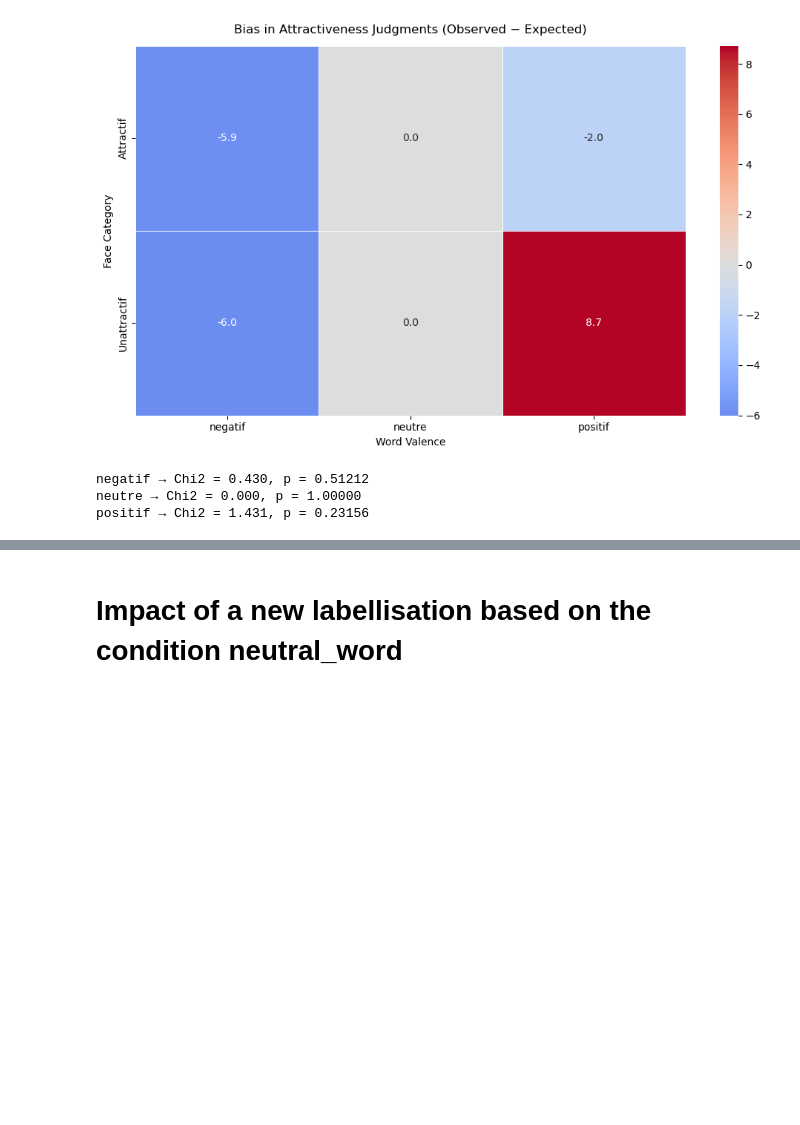
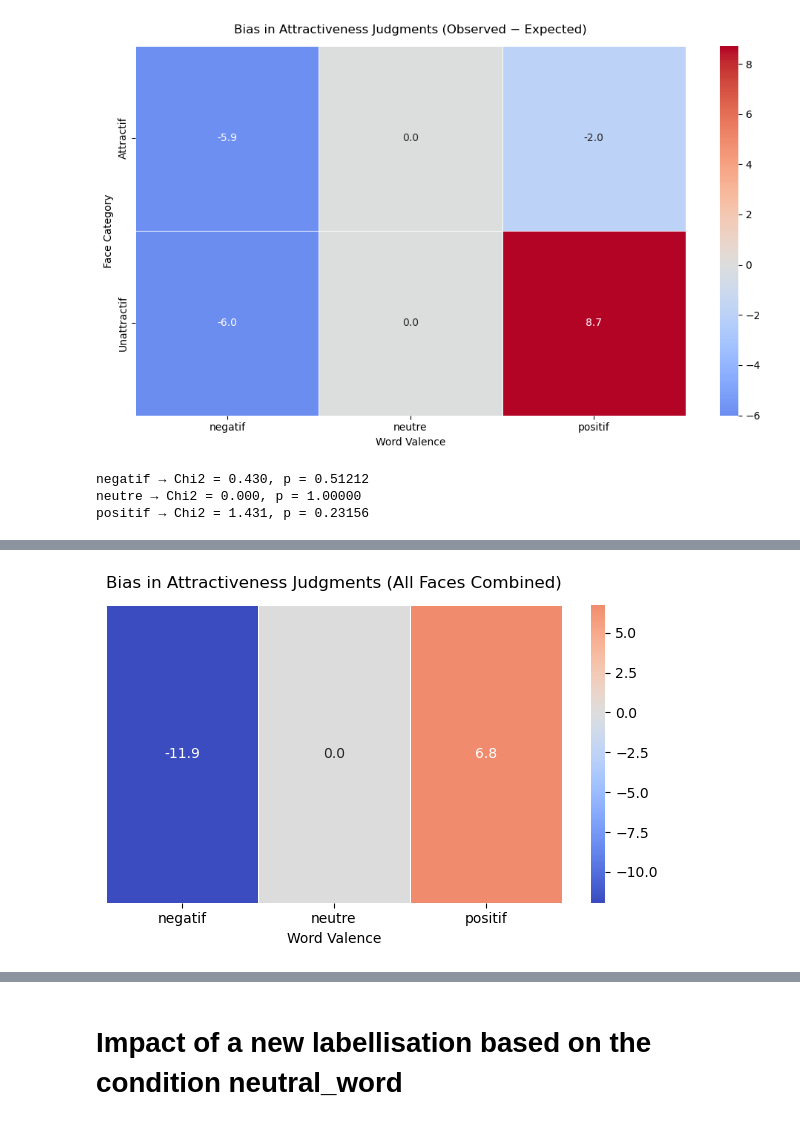
Before and after one commit to Coumess/Lab_Project_Experiment, a Jupyter notebook: extract_data.ipynb, the cells around one changed output, grey strips where cells are left out. Saved outputs shown, nothing was run; the diff lists cells and outputs as text; code cells hidden in the pictures; blank space fills up the shorter version.

```diff
--- a/extract_data.ipynb
+++ b/extract_data.ipynb
@@ -415,3 +415,87 @@ for val in observed.columns:
 negatif → Chi2 = 0.430, p = 0.51212
 neutre → Chi2 = 0.000, p = 1.00000
 positif → Chi2 = 1.431, p = 0.23156
+# %%
+import pandas as pd
+import matplotlib.pyplot as plt
+import seaborn as sns
+
+# ----------------------------
+# 1. EXPECTED (from neutral baseline)
+# ----------------------------
+
+# Neutral baseline per stimulus
+baseline = (
+    df[df['valence_word'] == 'neutre']
+    .groupby('stimulus')['response_binary']
+    .mean()
+)
+
+# Count trials per stimulus × valence (NO face dimension)
+counts = (
+    df
+    .groupby(['stimulus', 'valence_word'])
+    .size()
+    .reset_index(name='n_trials')
+)
+
+# Map baseline
+counts['baseline_attractiveness'] = counts['stimulus'].map(baseline)
+
+# Expected number of "attractive" responses
+counts['expected_attractive'] = (
+    counts['baseline_attractiveness'] * counts['n_trials']
+)
+
+# Aggregate expected values (collapse across stimuli)
+expected_table = (
+    counts
+    .groupby('valence_word')['expected_attractive']
+    .sum()
+    .to_frame()
+)
+
+# ----------------------------
+# 2. OBSERVED (collapsed across faces)
+# ----------------------------
+
+observed = (
+    df
+    .groupby('valence_word')['response_binary']
+    .sum()
+    .to_frame(name='observed_attractive')
+)
+
+# ----------------------------
+# 3. BIAS = observed - expected
+# ----------------------------
+
+bias = observed['observed_attractive'] - expected_table['expected_attractive']
+
+bias = bias.to_frame(name='bias_index')
+
+print("Bias index (Observed - Expected), all faces combined:")
+display(bias)
+
+# ----------------------------
+# 4. Visualization
+# ----------------------------
+
+plt.figure(figsize=(6, 4))
+
+sns.heatmap(
+    bias.T,
+    annot=True,
+    fmt='.1f',
+    cmap='coolwarm',
+    center=0,
+    linewidths=0.5
+)
+
+plt.title("Bias in Attractiveness Judgments (All Faces Combined)", pad=12)
+plt.xlabel("Word Valence")
+plt.yticks([])
+plt.tight_layout()
+
+plt.show()
+# %% [output]
@@ -417,0 +508 @@ positif → Chi2 = 1.431, p = 0.23156
+[figure, added]
```
Also changed, not shown: parts of 2 cells of this notebook.
